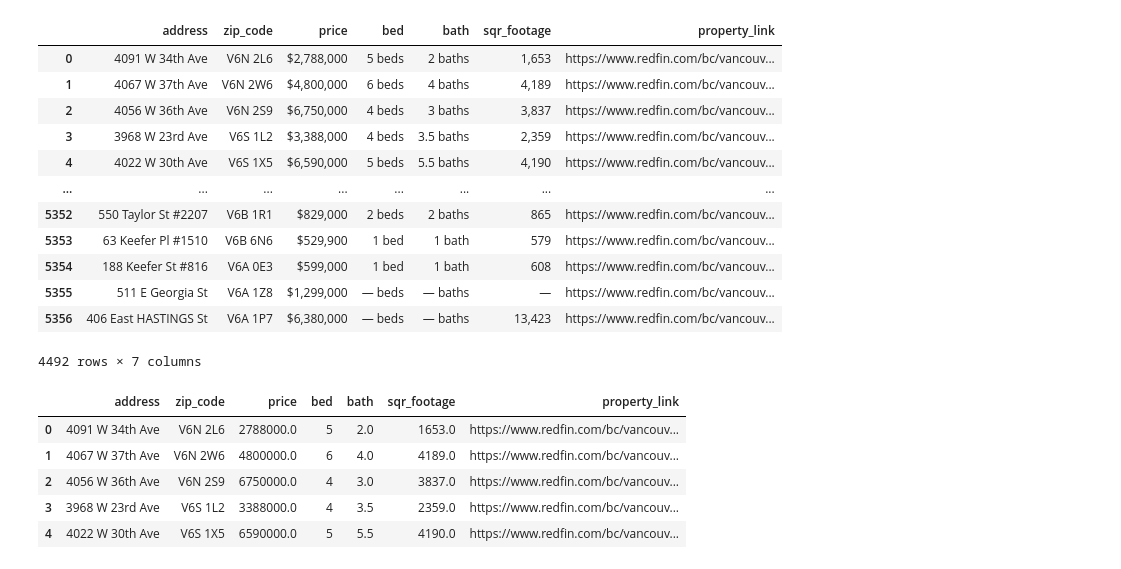
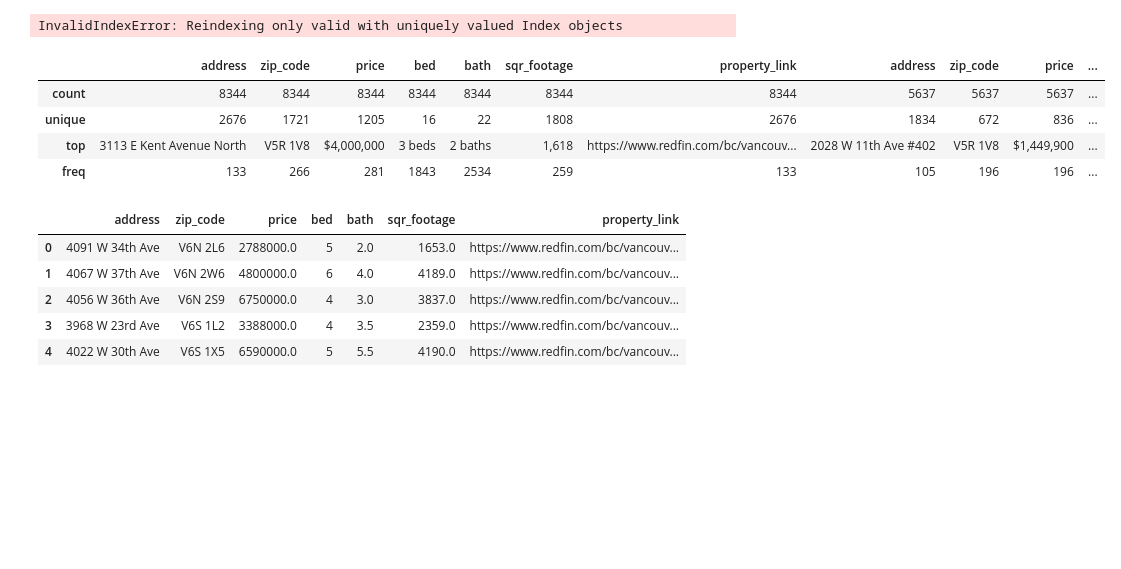
Before and after one commit to chrisgqy/Redfin_RealEstate_ETL, a Jupyter notebook: notebook/transformation.ipynb, the cells around one changed output. Saved outputs shown, nothing was run; the diff lists cells and outputs as text; code cells hidden in the pictures; blank space fills up the shorter version.

Commit message:
reorganize data structure

```diff
--- a/notebook/transformation.ipynb
+++ b/notebook/transformation.ipynb
@@ -5,5 +5,5 @@ import matplotlib.pyplot as plt
 import matplotlib.ticker as ticker
 import seaborn as sns
 # %%
-df1 = pd.read_csv('../data/vancouver_real_estate_m1.csv', index_col = 0)
-df2 = pd.read_csv('../data/vancouver_real_estate2_m1.csv', index_col = 0)
+df_m1 = pd.read_csv('../data/vancouver_real_estate_m1.csv', index_col = 0)
+df_m1_2 = pd.read_csv('../data/vancouver_real_estate2_m1.csv', index_col = 0)
@@ -42,20 +10,14 @@ df2
-# %%
-df = pd.concat([df1, df2], axis=0)
-df.drop_duplicates(inplace=True)
-df
-# %% [output]
-|  | address | zip_code | price | bed | bath | sqr_footage | property_link |
-| 0 | 4091 W 34th Ave | V6N 2L6 | $2,788,000 | 5 beds | 2 baths | 1,653 | https://www.redfin.com/bc/vancouv... |
-| 1 | 4067 W 37th Ave | V6N 2W6 | $4,800,000 | 6 beds | 4 baths | 4,189 | https://www.redfin.com/bc/vancouv... |
-| 2 | 4056 W 36th Ave | V6N 2S9 | $6,750,000 | 4 beds | 3 baths | 3,837 | https://www.redfin.com/bc/vancouv... |
-| 3 | 3968 W 23rd Ave | V6S 1L2 | $3,388,000 | 4 beds | 3.5 baths | 2,359 | https://www.redfin.com/bc/vancouv... |
-| 4 | 4022 W 30th Ave | V6S 1X5 | $6,590,000 | 5 beds | 5.5 baths | 4,190 | https://www.redfin.com/bc/vancouv... |
-| ... | ... | ... | ... | ... | ... | ... | ... |
-| 5352 | 550 Taylor St #2207 | V6B 1R1 | $829,000 | 2 beds | 2 baths | 865 | https://www.redfin.com/bc/vancouv... |
-| 5353 | 63 Keefer Pl #1510 | V6B 6N6 | $529,900 | 1 bed | 1 bath | 579 | https://www.redfin.com/bc/vancouv... |
-| 5354 | 188 Keefer St #816 | V6A 0E3 | $599,000 | 1 bed | 1 bath | 608 | https://www.redfin.com/bc/vancouv... |
-| 5355 | 511 E Georgia St | V6A 1Z8 | $1,299,000 | — beds | — baths | — | https://www.redfin.com/bc/vancouv... |
-| 5356 | 406 East HASTINGS St | V6A 1P7 | $6,380,000 | — beds | — baths | 13,423 | https://www.redfin.com/bc/vancouv... |
-4492 rows × 7 columns
+# %%
+df_m1 = pd.concat([df_m1, df_m1_2], axis=)
+# %% [output]
+InvalidIndexError: Reindexing only valid with uniquely valued Index objects
+# %%
+df_m1.describe()
+# %% [output]
+|  | address | zip_code | price | bed | bath | sqr_footage | property_link | address | zip_code | price | ... |
+| count | 8344 | 8344 | 8344 | 8344 | 8344 | 8344 | 8344 | 5637 | 5637 | 5637 | ... |
+| unique | 2676 | 1721 | 1205 | 16 | 22 | 1808 | 2676 | 1834 | 672 | 836 | ... |
+| top | 3113 E Kent Avenue North | V5R 1V8 | $4,000,000 | 3 beds | 2 baths | 1,618 | https://www.redfin.com/bc/vancouv... | 2028 W 11th Ave #402 | V5R 1V8 | $1,449,900 | ... |
+| freq | 133 | 266 | 281 | 1843 | 2534 | 259 | 133 | 105 | 196 | 196 | ... |
 # %%
 # Convert empty strings and None to NaN
```
Also changed, not shown: parts of 11 cells of this notebook, 8 other files.
